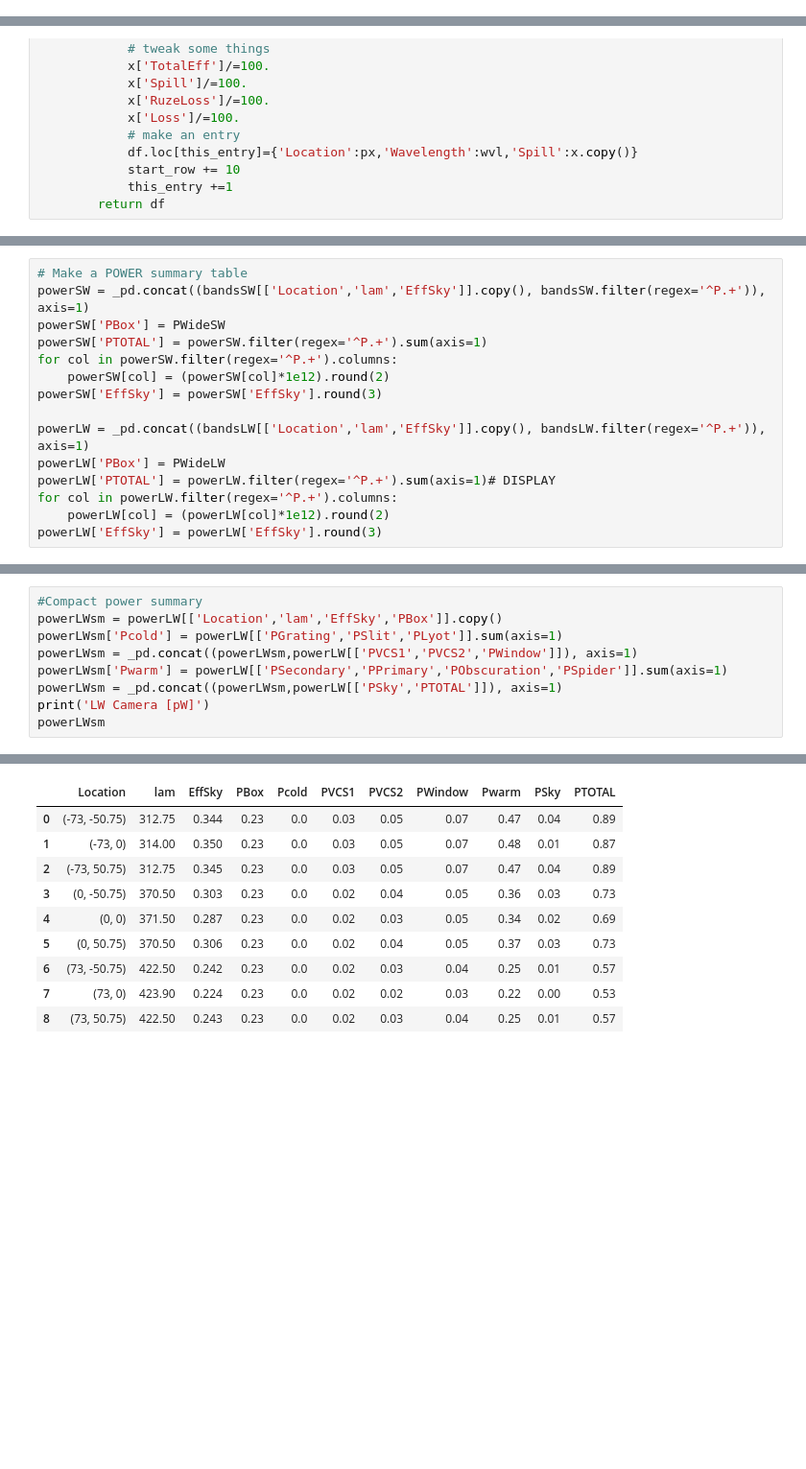
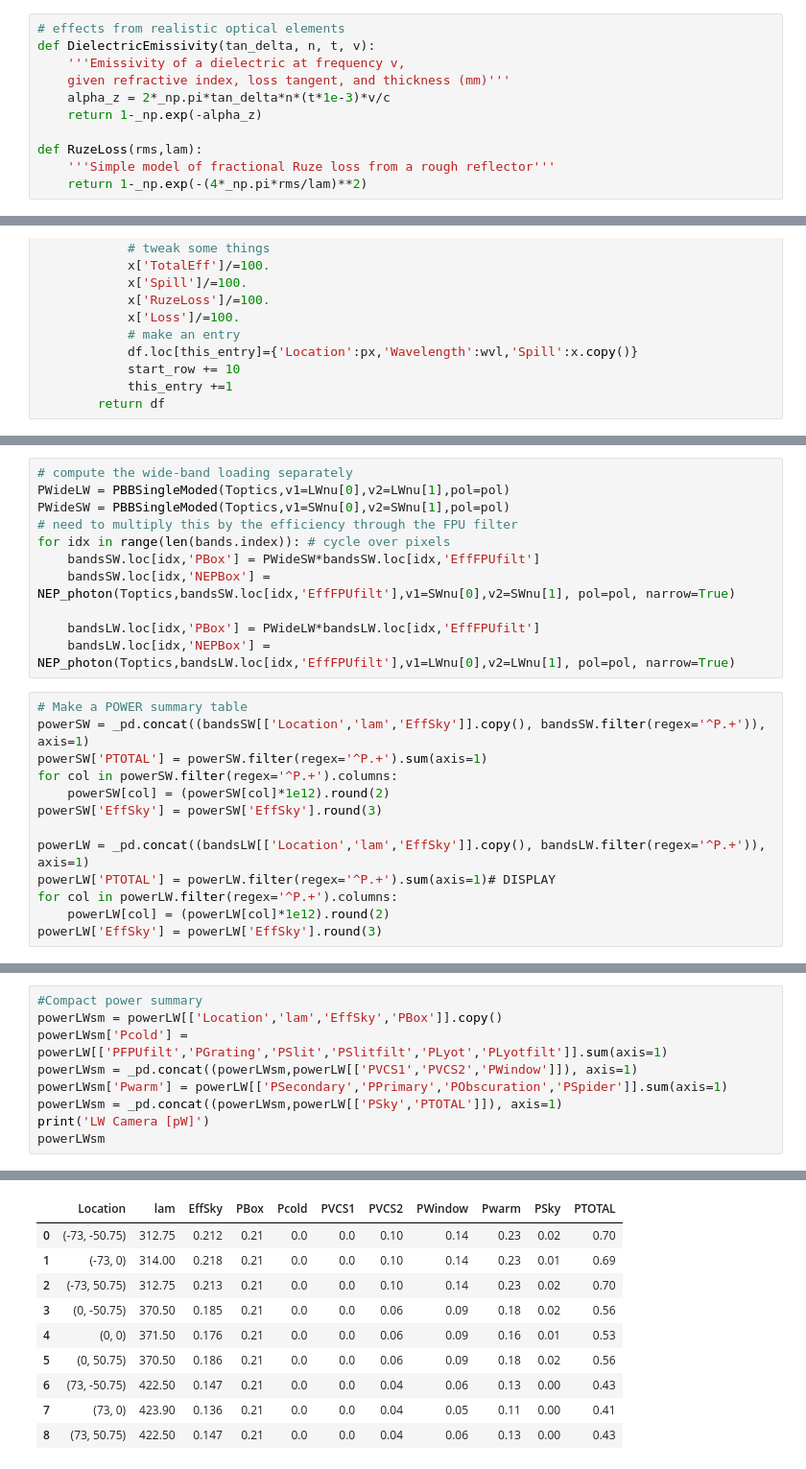
Before and after one commit to tim-balloon/tim-inst_modl, a Jupyter notebook: loading_model/TIM_NEP_pixel.ipynb, the cells around one changed output, grey strips where cells are left out. Shown at 96% size. Saved outputs shown, nothing was run; the diff lists cells and outputs as text; blank space fills up the shorter version.

Commit message:
Substantial updates to per-pixel loading model

```diff
--- a/loading_model/TIM_NEP_pixel.ipynb
+++ b/loading_model/TIM_NEP_pixel.ipynb
@@ -64,6 +65,17 @@ def NEP_photon (T,eta,v1=0,v2=_np.inf, pol=False, narrow=False):
         integrand = lambda v: eta*(h*v)**2*n_occ(T,v) + (eta*h*v*n_occ(T,v))**2
         # integrate and incorporate the factor of 2 from NEP definition
         return _np.sqrt(2*polfactor*quad(integrand,v1,v2)[0])
+# %%
+# effects from realistic optical elements
+def DielectricEmissivity(tan_delta, n, t, v):
+    '''Emissivity of a dielectric at frequency v,
+    given refractive index, loss tangent, and thickness (mm)'''
+    alpha_z = 2*_np.pi*tan_delta*n*(t*1e-3)*v/c
+    return 1-_np.exp(-alpha_z)
+
+def RuzeLoss(rms,lam):
+    '''Simple model of fractional Ruze loss from a rough reflector'''
+    return 1-_np.exp(-(4*_np.pi*rms/lam)**2)
 # %%
 class amModel:
 # Encapsulates an am atmosphere model
@@ -303,15 +407,24 @@ for bands,pop in zip([bandsSW,bandsLW],[SWpop,LWpop]): # cycle over cameras
         bands.loc[idx,'NEPSky'] = atmo.NEP(bands.loc[idx,'EffSky'],v1,v2,pol=pol)
+# %%
+# compute the wide-band loading separately
+PWideLW = PBBSingleModed(Toptics,v1=LWnu[0],v2=LWnu[1],pol=pol)
+PWideSW = PBBSingleModed(Toptics,v1=SWnu[0],v2=SWnu[1],pol=pol)
+# need to multiply this by the efficiency through the FPU filter
+for idx in range(len(bands.index)): # cycle over pixels
+    bandsSW.loc[idx,'PBox'] = PWideSW*bandsSW.loc[idx,'EffFPUfilt']
+    bandsSW.loc[idx,'NEPBox'] = NEP_photon(Toptics,bandsSW.loc[idx,'EffFPUfilt'],v1=SWnu[0],v2=SWnu[1], pol=pol, narrow=True)
+
+    bandsLW.loc[idx,'PBox'] = PWideLW*bandsLW.loc[idx,'EffFPUfilt']
+    bandsLW.loc[idx,'NEPBox'] = NEP_photon(Toptics,bandsLW.loc[idx,'EffFPUfilt'],v1=LWnu[0],v2=LWnu[1], pol=pol, narrow=True)
 # %%
 # Make a POWER summary table
 powerSW = _pd.concat((bandsSW[['Location','lam','EffSky']].copy(), bandsSW.filter(regex='^P.+')), axis=1)
-powerSW['PBox'] = PWideSW
 powerSW['PTOTAL'] = powerSW.filter(regex='^P.+').sum(axis=1)
 for col in powerSW.filter(regex='^P.+').columns:
     powerSW[col] = (powerSW[col]*1e12).round(2)
 powerSW['EffSky'] = powerSW['EffSky'].round(3)
 
 powerLW = _pd.concat((bandsLW[['Location','lam','EffSky']].copy(), bandsLW.filter(regex='^P.+')), axis=1)
-powerLW['PBox'] = PWideLW
 powerLW['PTOTAL'] = powerLW.filter(regex='^P.+').sum(axis=1)# DISPLAY
 for col in powerLW.filter(regex='^P.+').columns:
     powerLW[col] = (powerLW[col]*1e12).round(2)
@@ -340,23 +454,23 @@ SW Camera [pW]
 # %%
 #Compact power summary
 powerLWsm = powerLW[['Location','lam','EffSky','PBox']].copy()
-powerLWsm['Pcold'] = powerLW[['PGrating','PSlit','PLyot']].sum(axis=1)
+powerLWsm['Pcold'] = powerLW[['PFPUfilt','PGrating','PSlit','PSlitfilt','PLyot','PLyotfilt']].sum(axis=1)
 powerLWsm = _pd.concat((powerLWsm,powerLW[['PVCS1','PVCS2','PWindow']]), axis=1)
 powerLWsm['Pwarm'] = powerLW[['PSecondary','PPrimary','PObscuration','PSpider']].sum(axis=1)
 powerLWsm = _pd.concat((powerLWsm,powerLW[['PSky','PTOTAL']]), axis=1)
 print('LW Camera [pW]')
 powerLWsm
 # %% [output]
 LW Camera [pW]
 |  | Location | lam | EffSky | PBox | Pcold | PVCS1 | PVCS2 | PWindow | Pwarm | PSky | PTOTAL |
-| 0 | (-73, -50.75) | 312.75 | 0.344 | 0.23 | 0.0 | 0.03 | 0.05 | 0.07 | 0.47 | 0.04 | 0.89 |
-| 1 | (-73, 0) | 314.00 | 0.350 | 0.23 | 0.0 | 0.03 | 0.05 | 0.07 | 0.48 | 0.01 | 0.87 |
-| 2 | (-73, 50.75) | 312.75 | 0.345 | 0.23 | 0.0 | 0.03 | 0.05 | 0.07 | 0.47 | 0.04 | 0.89 |
-| 3 | (0, -50.75) | 370.50 | 0.303 | 0.23 | 0.0 | 0.02 | 0.04 | 0.05 | 0.36 | 0.03 | 0.73 |
-| 4 | (0, 0) | 371.50 | 0.287 | 0.23 | 0.0 | 0.02 | 0.03 | 0.05 | 0.34 | 0.02 | 0.69 |
-| 5 | (0, 50.75) | 370.50 | 0.306 | 0.23 | 0.0 | 0.02 | 0.04 | 0.05 | 0.37 | 0.03 | 0.73 |
-| 6 | (73, -50.75) | 422.50 | 0.242 | 0.23 | 0.0 | 0.02 | 0.03 | 0.04 | 0.25 | 0.01 | 0.57 |
-| 7 | (73, 0) | 423.90 | 0.224 | 0.23 | 0.0 | 0.02 | 0.02 | 0.03 | 0.22 | 0.00 | 0.53 |
-| 8 | (73, 50.75) | 422.50 | 0.243 | 0.23 | 0.0 | 0.02 | 0.03 | 0.04 | 0.25 | 0.01 | 0.57 |
+| 0 | (-73, -50.75) | 312.75 | 0.212 | 0.21 | 0.0 | 0.0 | 0.10 | 0.14 | 0.23 | 0.02 | 0.70 |
+| 1 | (-73, 0) | 314.00 | 0.218 | 0.21 | 0.0 | 0.0 | 0.10 | 0.14 | 0.23 | 0.01 | 0.69 |
+| 2 | (-73, 50.75) | 312.75 | 0.213 | 0.21 | 0.0 | 0.0 | 0.10 | 0.14 | 0.23 | 0.02 | 0.70 |
+| 3 | (0, -50.75) | 370.50 | 0.185 | 0.21 | 0.0 | 0.0 | 0.06 | 0.09 | 0.18 | 0.02 | 0.56 |
+| 4 | (0, 0) | 371.50 | 0.176 | 0.21 | 0.0 | 0.0 | 0.06 | 0.09 | 0.16 | 0.01 | 0.53 |
+| 5 | (0, 50.75) | 370.50 | 0.186 | 0.21 | 0.0 | 0.0 | 0.06 | 0.09 | 0.18 | 0.02 | 0.56 |
+| 6 | (73, -50.75) | 422.50 | 0.147 | 0.21 | 0.0 | 0.0 | 0.04 | 0.06 | 0.13 | 0.00 | 0.43 |
+| 7 | (73, 0) | 423.90 | 0.136 | 0.21 | 0.0 | 0.0 | 0.04 | 0.05 | 0.11 | 0.00 | 0.41 |
+| 8 | (73, 50.75) | 422.50 | 0.147 | 0.21 | 0.0 | 0.0 | 0.04 | 0.06 | 0.13 | 0.00 | 0.43 |
 # %%
 # Make a NOISE summary table
```
Also changed, not shown: parts of 10 cells of this notebook.
